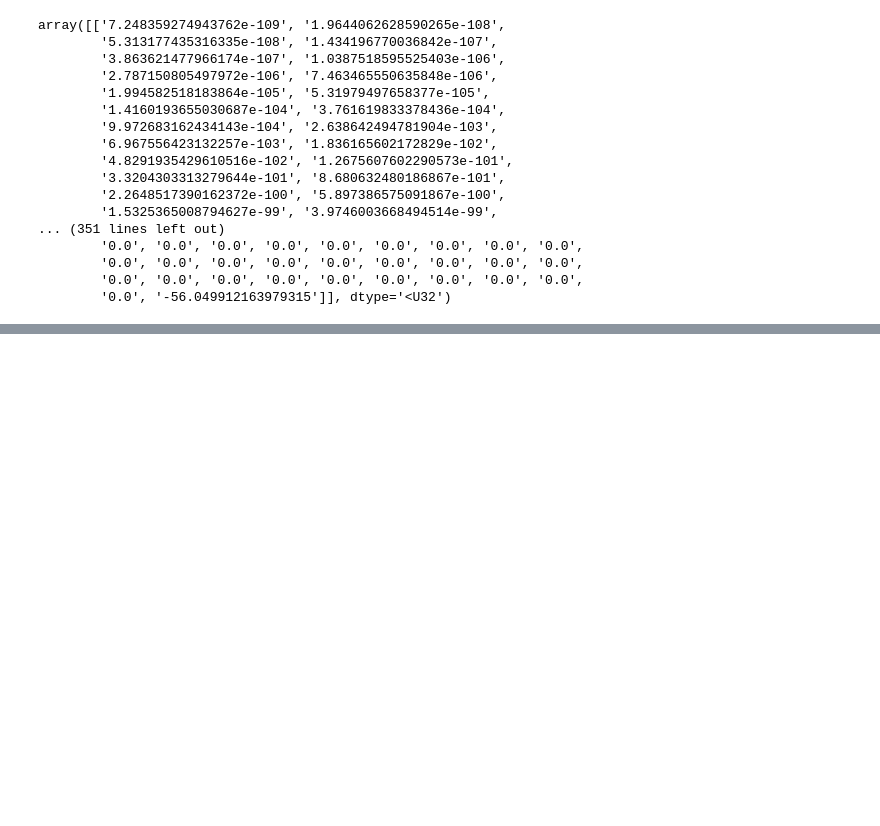
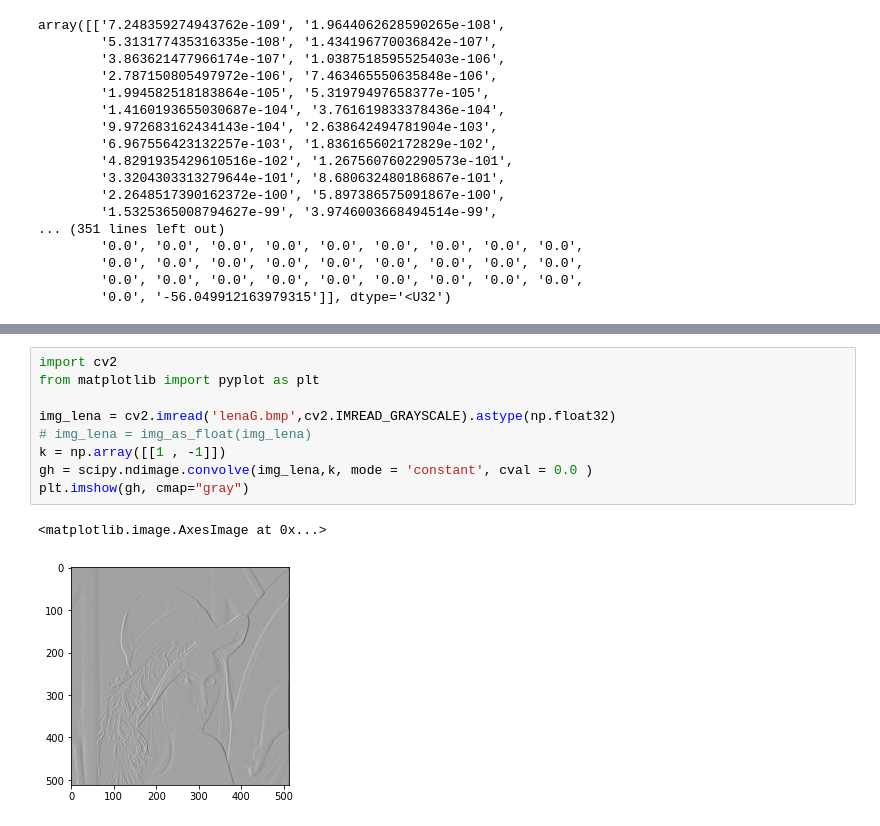
Before and after one commit to mohitj27/Image-Processing-Lab, a Jupyter notebook: ExerciseE.ipynb, the cells around one changed output, grey strips where cells are left out. Cells and saved outputs as stored; diff of their text form; blank space fills up the shorter version.

```diff
--- a/ExerciseE.ipynb
+++ b/ExerciseE.ipynb
@@ -33,0 +214,12 @@ array([['7.248359274943762e-109', '1.9644062628590265e-108',
+# %%
+import cv2
+from matplotlib import pyplot as plt
+
+img_lena = cv2.imread('lenaG.bmp',cv2.IMREAD_GRAYSCALE).astype(np.float32)
+# img_lena = img_as_float(img_lena)
+k = np.array([[1 , -1]])
+gh = scipy.ndimage.convolve(img_lena,k, mode = 'constant', cval = 0.0 )
+plt.imshow(gh, cmap="gray")
+# %% [output]
+<matplotlib.image.AxesImage at 0x...>
+[figure, added]
```
Also changed, not shown: parts of 9 cells of this notebook, 3 other files.
